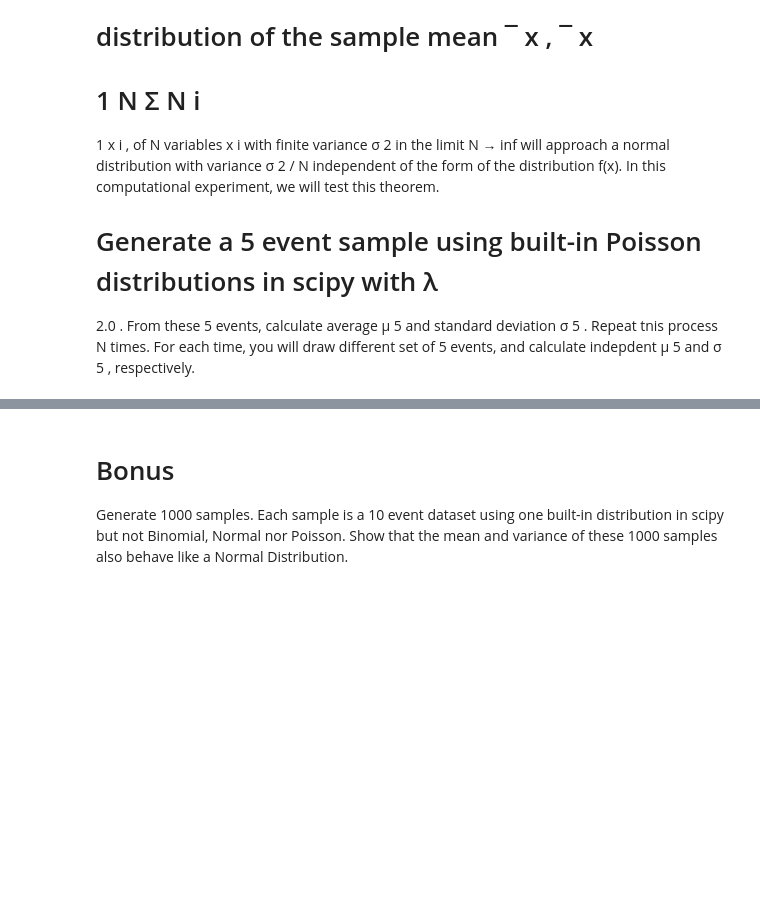
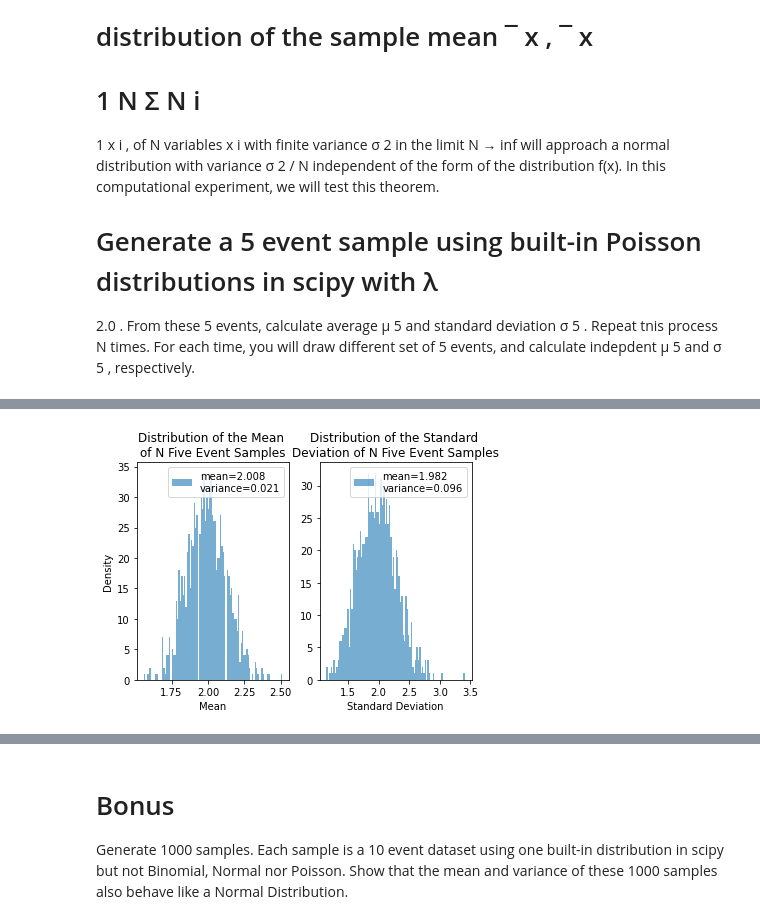
Before and after one commit to kmdao/Physics-434, a Jupyter notebook: Lab2.ipynb, the cells around one changed output, grey strips where cells are left out. Saved outputs shown, nothing was run; the diff lists cells and outputs as text; code cells hidden in the pictures; blank space fills up the shorter version.

```diff
--- a/Lab2.ipynb
+++ b/Lab2.ipynb
@@ -256,0 +304,35 @@ ax[1].hist(V1000, bins=50)
+# %%
+# N=1000 for a sample of M=100 events and lambda=2
+def Poisson(N):
+    samples_avg = np.zeros(N, dtype=object)
+    samples_variance = np.zeros(N, dtype=object)
+
+    for i in range(N):
+        sample = poisson.rvs(2, size=100)
+        samples_avg[i] = np.mean(sample)
+        samples_variance[i] = np.var(sample)
+    # print(samples_avg, samples_variance)
+    return (samples_avg, samples_variance)
+
+def Poisson_dist(samples_avg, samples_variance, N):
+    fig, ax = plt.subplots(1,2)
+    ax[0].hist(samples_avg, bins=100, alpha=0.6)
+    ax[1].hist(samples_variance, bins=100, alpha=0.6)
+    ax[0].set_title("Distribution of the Mean \nof N Five Event Samples")
+    ax[0].set_xlabel('Mean')
+    ax[1].set_title("Distribution of the Standard \nDeviation of N Five Event Samples")
+    ax[1].set_xlabel('Standard Deviation')
+    ax[0].set_ylabel('Density')
+    A, V = Poisson(N)
+    Dist1_mean = np.mean(A)
+    Dist1_var = np.var(A)
+    Dist2_mean = np.mean(V)
+    Dist2_var = np.var(V)
+    ax[0].legend(['mean='+ str(round(Dist1_mean,3)) + '\nvariance=' + str(round(Dist1_var,3))])
+    ax[1].legend(['mean='+ str(round(Dist2_mean,3)) + '\nvariance=' + str(round(Dist2_var,3))])
+    return
+
+A1000, V1000 = Poisson(1000)
+plt.show(Poisson_dist(A1000, V1000, 1000))
+# %% [output]
+[figure, added]
```
Also changed, not shown: parts of 11 cells of this notebook.
